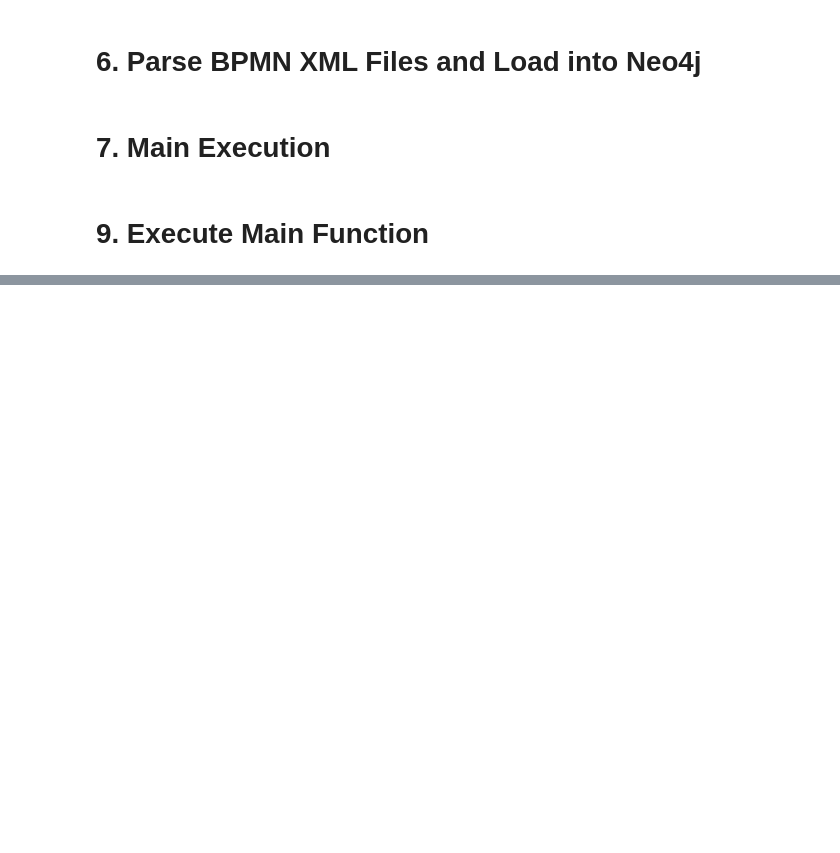
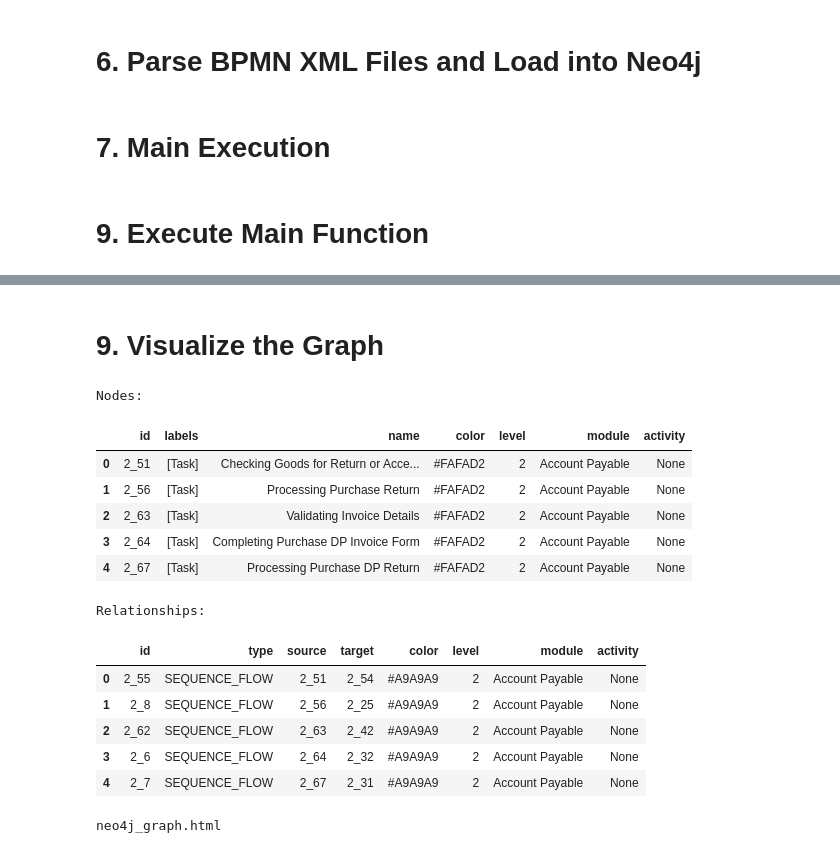
Before and after one commit to kurniacf/BPMN_Microservices_Graph_Modelling, a Jupyter notebook: index.ipynb, the cells around one changed output, grey strips where cells are left out. Drawn from its saved outputs; the diff is of its cells as text; code cells hidden in the pictures; blank space fills up the shorter version.

```diff
--- a/index.ipynb
+++ b/index.ipynb
@@ -430,0 +450,2 @@ Level 3: 15 nodes
+# %% [markdown]
+# 9. Visualize the Graph
@@ -430,0 +470,60 @@ Level 3: 15 nodes
+# %%
+def visualize_neo4j_graph(nodes_df, relationships_df):
+    net = Network(height='750px', width='100%', directed=True, notebook=True, cdn_resources='remote')
+
+    for _, row in nodes_df.iterrows():
+        label = row['name'] if pd.notnull(row['name']) else row['id']
+
+        net.add_node(
+            row['id'],
+            label=label,
+            title=f"ID: {row['id']}<br>Type: {row['labels']}<br>Name: {row['name']}<br>Level: {row['level']}<br>Module: {row['module']}<br>Activity: {row['activity']}",
+            color=row['color'],
+            level=row['level']
+        )
+
+    for _, row in relationships_df.iterrows():
+        net.add_edge(
+            row['source'],
+            row['target'],
+            title=f"ID: {row['id']}<br>Type: {row['type']}<br>Level: {row['level']}<br>Module: {row['module']}<br>Activity: {row['activity']}",
+            color=row['color'],
+            arrows='to'
+        )
+
+    net.force_atlas_2based()
+
+    net.show('neo4j_graph.html')
+
+    from IPython.display import IFrame
+    return IFrame('neo4j_graph.html', width='100%', height='750px')
+# %%
+# Ambil data dari Neo4j
+nodes_df, relationships_df = get_neo4j_data()
+
+# Tampilkan DataFrame (Opsional, untuk verifikasi)
+print("Nodes:")
+display(nodes_df.head())
+
+print("\nRelationships:")
+display(relationships_df.head())
+
+# Visualisasikan graf
+graph_display = visualize_neo4j_graph(nodes_df, relationships_df)
+graph_display
+# %% [output]
+Nodes:
+|  | id | labels | name | color | level | module | activity |
+| 0 | 2_51 | [Task] | Checking Goods for Return or Acce... | #FAFAD2 | 2 | Account Payable | None |
+| 1 | 2_56 | [Task] | Processing Purchase Return | #FAFAD2 | 2 | Account Payable | None |
+| 2 | 2_63 | [Task] | Validating Invoice Details | #FAFAD2 | 2 | Account Payable | None |
+| 3 | 2_64 | [Task] | Completing Purchase DP Invoice Form | #FAFAD2 | 2 | Account Payable | None |
+| 4 | 2_67 | [Task] | Processing Purchase DP Return | #FAFAD2 | 2 | Account Payable | None |
+Relationships:
+|  | id | type | source | target | color | level | module | activity |
+| 0 | 2_55 | SEQUENCE_FLOW | 2_51 | 2_54 | #A9A9A9 | 2 | Account Payable | None |
+| 1 | 2_8 | SEQUENCE_FLOW | 2_56 | 2_25 | #A9A9A9 | 2 | Account Payable | None |
+| 2 | 2_62 | SEQUENCE_FLOW | 2_63 | 2_42 | #A9A9A9 | 2 | Account Payable | None |
+| 3 | 2_6 | SEQUENCE_FLOW | 2_64 | 2_32 | #A9A9A9 | 2 | Account Payable | None |
+| 4 | 2_7 | SEQUENCE_FLOW | 2_67 | 2_31 | #A9A9A9 | 2 | Account Payable | None |
+neo4j_graph.html
```
Also changed, not shown: parts of 11 cells of this notebook, 2 other files.
